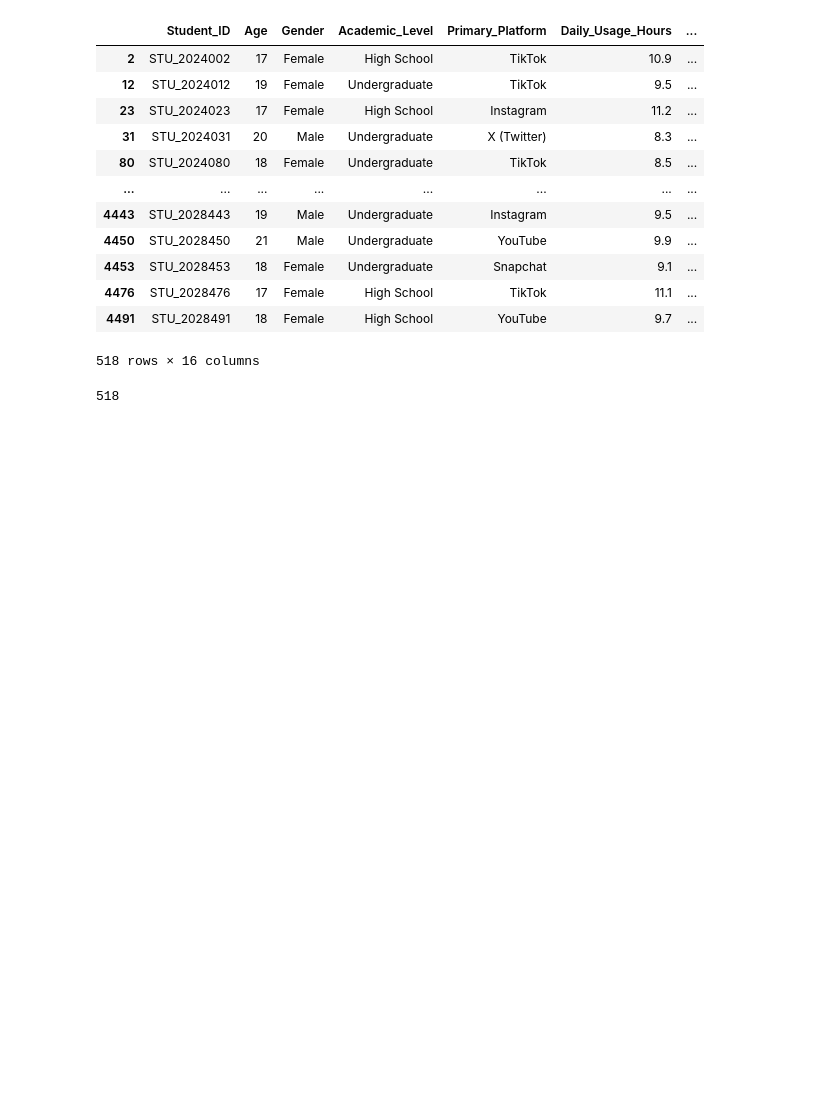
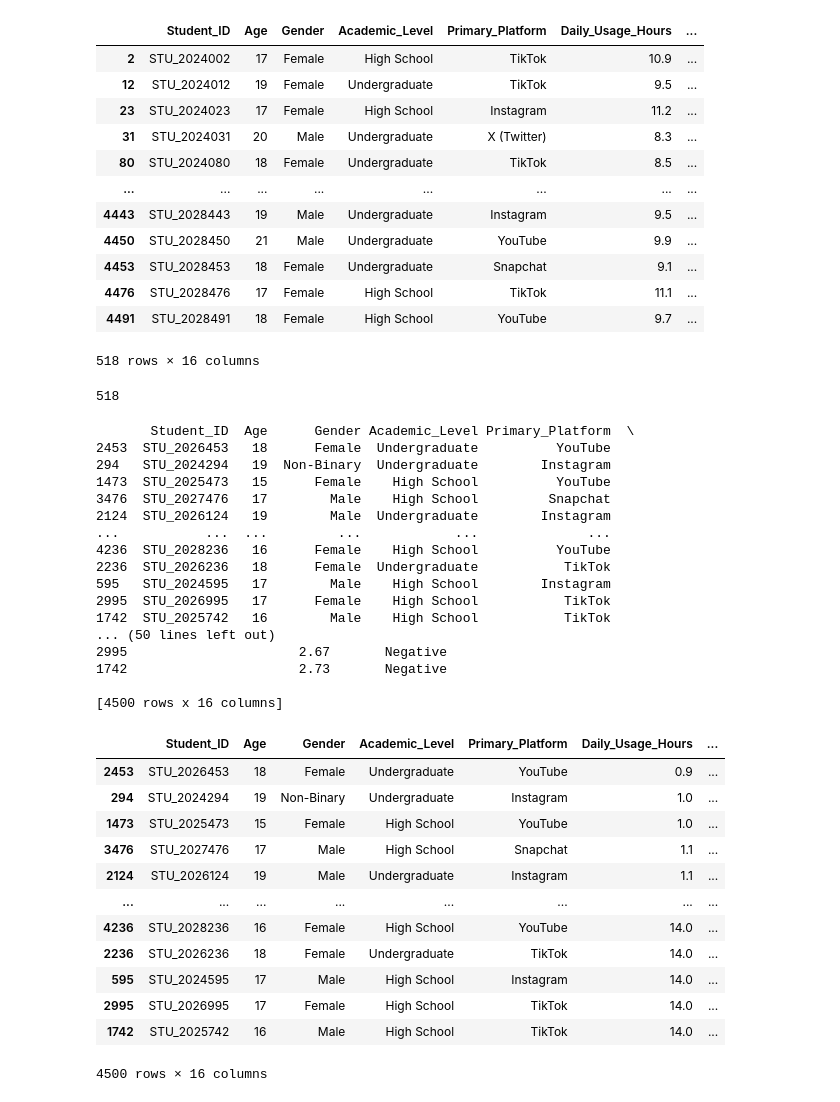
Before and after one commit to Innovators-for-Purpose/iFp-CS-Summer-Learning, a Jupyter notebook: Data-Analysis-Track/my-jupyter-data-analysis.ipynb, the cells around one changed output. Cells and saved outputs as stored; diff of their text form; code cells hidden in the pictures; blank space fills up the shorter version.

```diff
--- a/Data-Analysis-Track/my-jupyter-data-analysis.ipynb
+++ b/Data-Analysis-Track/my-jupyter-data-analysis.ipynb
@@ -439,3 +439,39 @@ display(two_conditions)
 print(two_conditions.shape[0])
 # %% [output]
 518
+# %%
+sorted_daily_usage_hours = df.sort_values("Daily_Usage_Hours")
+
+print(sorted_daily_usage_hours)
+display(sorted_daily_usage_hours)
+# %% [output]
+       Student_ID  Age      Gender Academic_Level Primary_Platform  \
+2453  STU_2026453   18      Female  Undergraduate          YouTube
+294   STU_2024294   19  Non-Binary  Undergraduate        Instagram
+1473  STU_2025473   15      Female    High School          YouTube
+3476  STU_2027476   17        Male    High School         Snapchat
+2124  STU_2026124   19        Male  Undergraduate        Instagram
+...           ...  ...         ...            ...              ...
+4236  STU_2028236   16      Female    High School          YouTube
+2236  STU_2026236   18      Female  Undergraduate           TikTok
+595   STU_2024595   17        Male    High School        Instagram
+2995  STU_2026995   17      Female    High School           TikTok
+1742  STU_2025742   16        Male    High School           TikTok
+... (50 lines left out)
+2995                      2.67       Negative
+1742                      2.73       Negative
+
+[4500 rows x 16 columns]
+|  | Student_ID | Age | Gender | Academic_Level | Primary_Platform | Daily_Usage_Hours | ... |
+| 2453 | STU_2026453 | 18 | Female | Undergraduate | YouTube | 0.9 | ... |
+| 294 | STU_2024294 | 19 | Non-Binary | Undergraduate | Instagram | 1.0 | ... |
+| 1473 | STU_2025473 | 15 | Female | High School | YouTube | 1.0 | ... |
+| 3476 | STU_2027476 | 17 | Male | High School | Snapchat | 1.1 | ... |
+| 2124 | STU_2026124 | 19 | Male | Undergraduate | Instagram | 1.1 | ... |
+| ... | ... | ... | ... | ... | ... | ... | ... |
+| 4236 | STU_2028236 | 16 | Female | High School | YouTube | 14.0 | ... |
+| 2236 | STU_2026236 | 18 | Female | Undergraduate | TikTok | 14.0 | ... |
+| 595 | STU_2024595 | 17 | Male | High School | Instagram | 14.0 | ... |
+| 2995 | STU_2026995 | 17 | Female | High School | TikTok | 14.0 | ... |
+| 1742 | STU_2025742 | 16 | Male | High School | TikTok | 14.0 | ... |
+4500 rows × 16 columns
```
Also changed, not shown: 1 other file.
